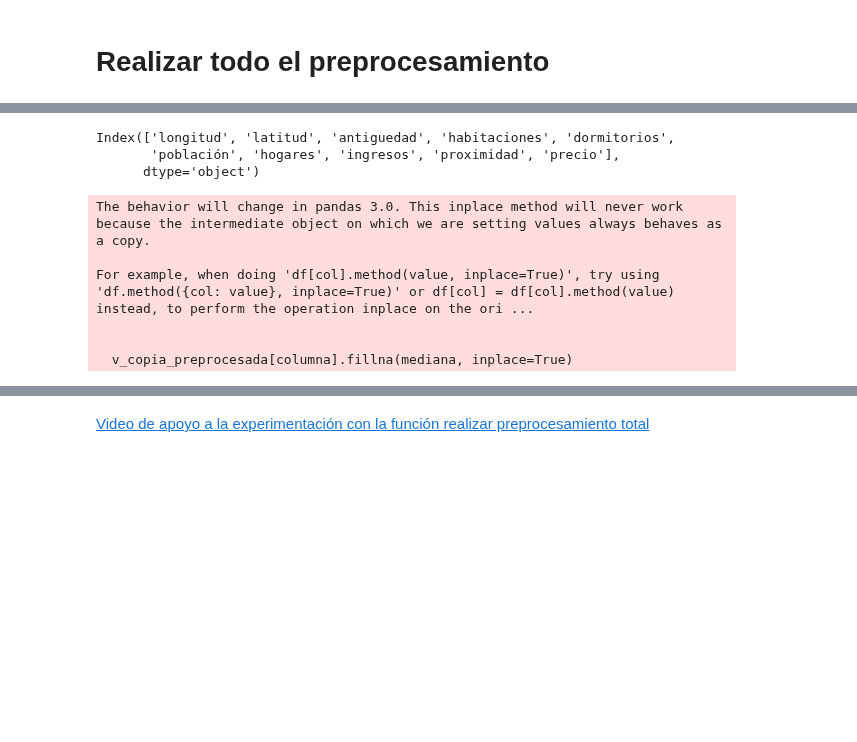
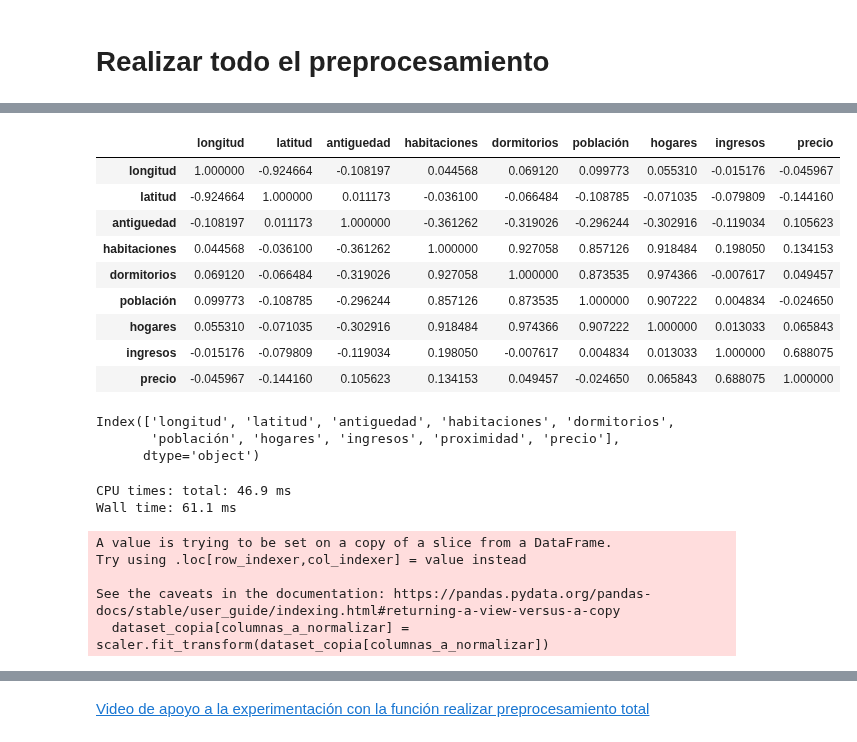
Before and after one commit to marco-canas/didactica_ciencia_datos, a Jupyter notebook: 1_curso_machine_learning/6_regresion/regresion_vivienda/1_regresion_vivienda.ipynb, the cells around one changed output, grey strips where cells are left out. Saved outputs shown, nothing was run; the diff lists cells and outputs as text; code cells hidden in the pictures; blank space fills up the shorter version.

```diff
--- a/1_curso_machine_learning/6_regresion/regresion_vivienda/1_regresion_vivienda.ipynb
+++ b/1_curso_machine_learning/6_regresion/regresion_vivienda/1_regresion_vivienda.ipynb
@@ -1166 +928,16 @@ comparar_distribuciones(v, v_sin_outliers, "precio")
+# %%
+v_copia_num = v_copia.drop('proximidad', axis = 1)
+# %%
+v_copia_num.corr()
+# %% [output]
+|  | longitud | latitud | antiguedad | habitaciones | dormitorios | población | hogares | ingresos | precio |
+| longitud | 1.000000 | -0.924664 | -0.108197 | 0.044568 | 0.069120 | 0.099773 | 0.055310 | -0.015176 | -0.045967 |
+| latitud | -0.924664 | 1.000000 | 0.011173 | -0.036100 | -0.066484 | -0.108785 | -0.071035 | -0.079809 | -0.144160 |
+| antiguedad | -0.108197 | 0.011173 | 1.000000 | -0.361262 | -0.319026 | -0.296244 | -0.302916 | -0.119034 | 0.105623 |
+| habitaciones | 0.044568 | -0.036100 | -0.361262 | 1.000000 | 0.927058 | 0.857126 | 0.918484 | 0.198050 | 0.134153 |
+| dormitorios | 0.069120 | -0.066484 | -0.319026 | 0.927058 | 1.000000 | 0.873535 | 0.974366 | -0.007617 | 0.049457 |
+| población | 0.099773 | -0.108785 | -0.296244 | 0.857126 | 0.873535 | 1.000000 | 0.907222 | 0.004834 | -0.024650 |
+| hogares | 0.055310 | -0.071035 | -0.302916 | 0.918484 | 0.974366 | 0.907222 | 1.000000 | 0.013033 | 0.065843 |
+| ingresos | -0.015176 | -0.079809 | -0.119034 | 0.198050 | -0.007617 | 0.004834 | 0.013033 | 1.000000 | 0.688075 |
+| precio | -0.045967 | -0.144160 | 0.105623 | 0.134153 | 0.049457 | -0.024650 | 0.065843 | 0.688075 | 1.000000 |
 # %%
@@ -1228,17 +1031,19 @@ Index(['longitud', 'latitud', 'antiguedad', 'habitaciones', 'dormitorios',
        'población', 'hogares', 'ingresos', 'proximidad', 'precio'],
       dtype='object')
 # %%
-v_preprocesada = realiza_todo_el_preprocesamiento(v_copia, lista_columnas_imputar=['dormitorios'], \
+%%time
+v_preprocesada = realizar_todo_el_preprocesamiento(v_copia, lista_columnas_imputar=['dormitorios'], \
     columna_codificar_onehot='proximidad', \
         columna_criterio_outliers='precio', columnas_a_normalizar=['longitud', 'latitud', 'antiguedad', 'habitaciones', 'dormitorios',
        'población', 'hogares', 'ingresos'] )
 # %% [output]
-The behavior will change in pandas 3.0. This inplace method will never work because the intermediate object on which we are setting values always behaves as a copy.
-
-For example, when doing 'df[col].method(value, inplace=True)', try using 'df.method({col: value}, inplace=True)' or df[col] = df[col].method(value) instead, to perform the operation inplace on the ori ...
-
-
-  v_copia_preprocesada[columna].fillna(mediana, inplace=True)
+CPU times: total: 46.9 ms
+Wall time: 61.1 ms
+A value is trying to be set on a copy of a slice from a DataFrame.
+Try using .loc[row_indexer,col_indexer] = value instead
+
+See the caveats in the documentation: https://pandas.pydata.org/pandas-docs/stable/user_guide/indexing.html#returning-a-view-versus-a-copy
+  dataset_copia[columnas_a_normalizar] = scaler.fit_transform(dataset_copia[columnas_a_normalizar])
 # %%
 v_preprocesada.info()
 # %% [output]
```
Also changed, not shown: parts of 55 cells of this notebook, 1 other file.
